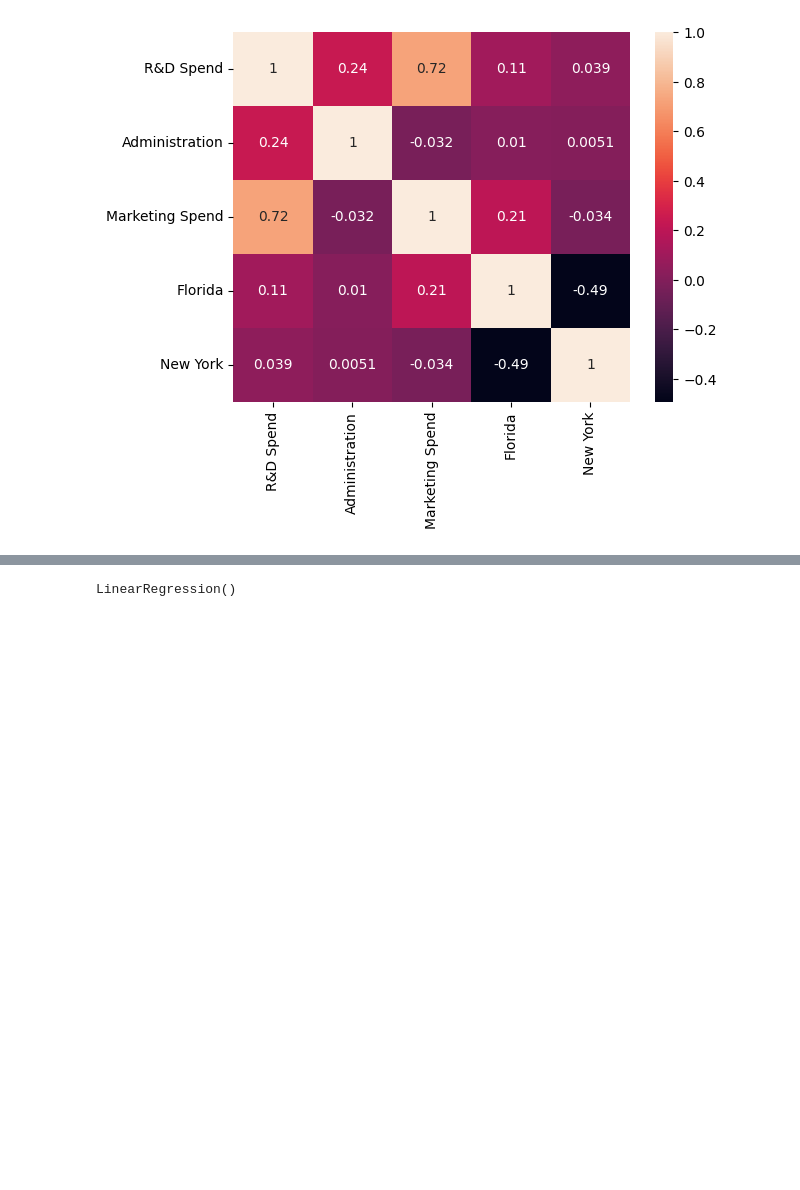
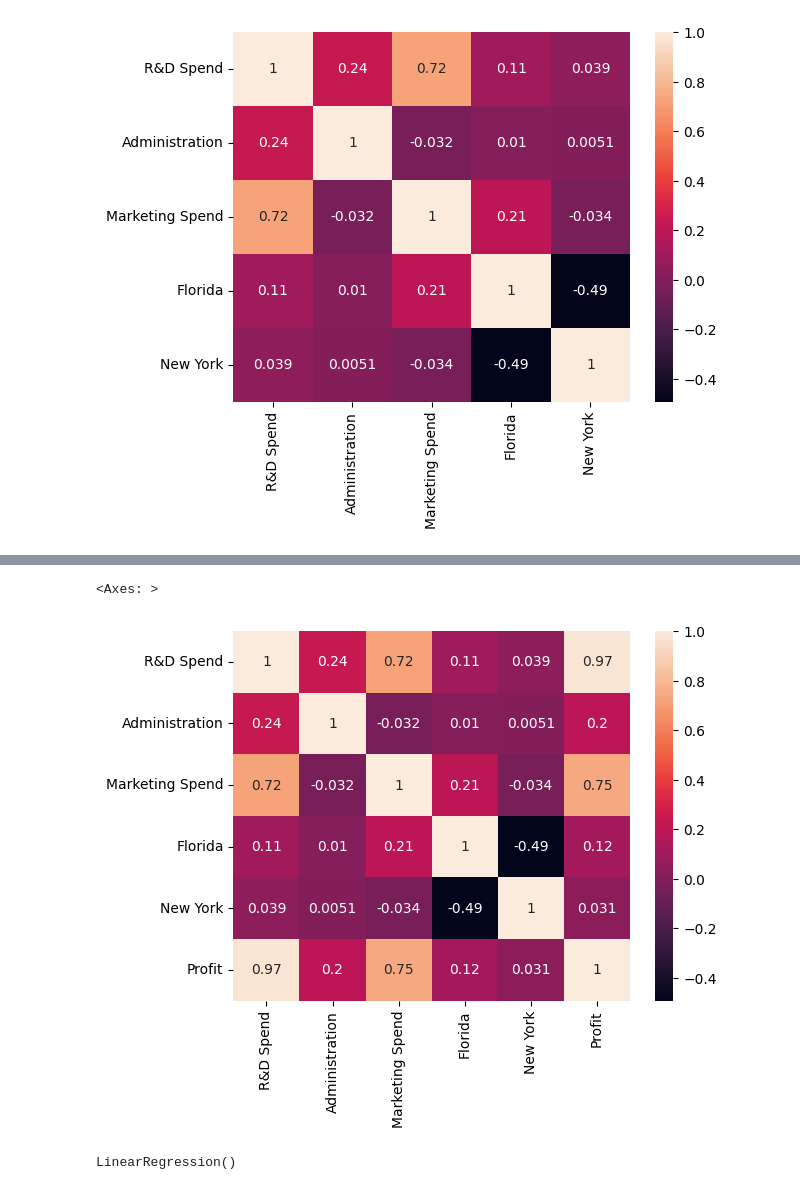
Before and after one commit to IsabelManiega/IA_Python, a Jupyter notebook: Ejercicios/Ejercicio 3/Ejercicio_3-Resuelto.ipynb, the cells around one changed output, grey strips where cells are left out. Drawn from its saved outputs; the diff is of its cells as text; code cells hidden in the pictures; blank space fills up the shorter version.

```diff
--- a/Ejercicios/Ejercicio 3/Ejercicio_3-Resuelto.ipynb
+++ b/Ejercicios/Ejercicio 3/Ejercicio_3-Resuelto.ipynb
@@ -123,3 +123,7 @@ sns.heatmap(data.corr(), annot=True)
 # %% [output]
 <Axes: >
 [figure]
+# %%
+data_corr = data.copy()
+data_corr['Profit'] = y
+data_corr.head()
@@ -126,3 +137,9 @@ sns.heatmap(data.corr(), annot=True)
+# %%
+#gives positive & negative relation between categories
+sns.heatmap(data_corr.corr(), annot=True)
+# %% [output]
+<Axes: >
+[figure, added]
 # %%
 # Splitting the dataset into the Training set and Test set
 from sklearn.model_selection import train_test_split
```
Also changed, not shown: parts of 1 cell of this notebook.
